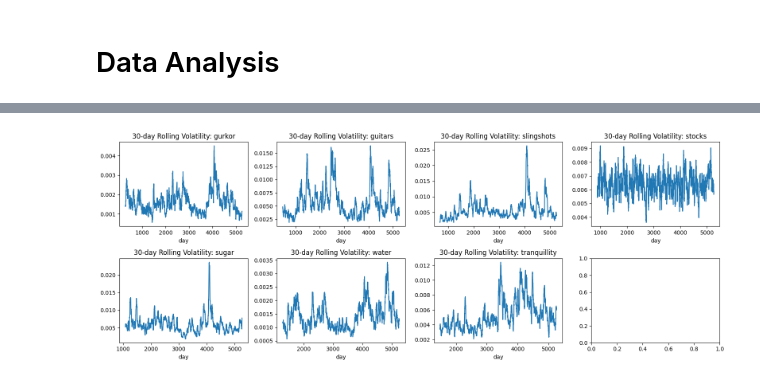
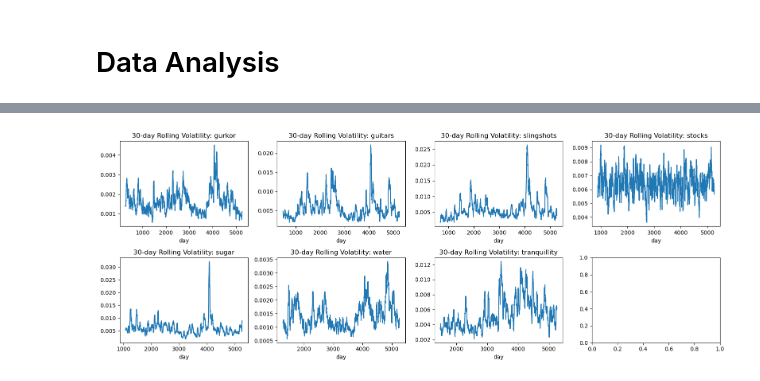
Before and after one commit to ericsangberg1/finanical-ts-analysis, a Jupyter notebook: data_analysis.ipynb, the cells around one changed output, grey strips where cells are left out. Cells and saved outputs as stored; diff of their text form; code cells hidden in the pictures.

```diff
--- a/data_analysis.ipynb
+++ b/data_analysis.ipynb
@@ -174,19 +216,0 @@ To ensure data integrity, detected outliers were flagged and replaced with NaNs,
-# %%
-s = df1["water_logreturn"]
-window = 150
-rolling_median = s.rolling(window=window, center=True, min_periods=1).median()
-
-def get_mad(x):
-    m = np.nanmedian(x)
-    return np.nanmedian(np.abs(x - m))
-
-rolling_mad = s.rolling(window=window, center=True, min_periods=1).apply(get_mad)
-
-for day in [1194, 1195, 2836, 2837, 3431, 4119]:
-    if day in s.index:
-        val = s.loc[day]
-        rm = rolling_median.loc[day]
-        rmad = rolling_mad.loc[day]
-        threshold = 5 * 1.4826 * rmad
-        dev = abs(val - rm)
-        print(f"Day {day}: val={val:.4f}, median={rm:.6f}, MAD={rmad:.6f}, threshold={threshold:.6f},dev={dev:.4f}, outlier={dev > threshold}, isnan={pd.isna(val)}")
@@ -442,5 +448,5 @@ We further utilizing Quantile-quantile plots to help visualize the static distri
 # %%
-if "dis_summary_clean" not in globals() or "df" not in globals():
+if "dis_summary_clean" not in globals() or "df_clean" not in globals():
     raise RuntimeError("Run distribution and data loading cells first.")
 
 target_cols = dis_summary_clean[dis_summary_clean["excess kurtosis"] > 0]["column"].tolist()
@@ -453,7 +459,7 @@ fig, axes = plt.subplots(nrows, ncols, figsize=(4 * ncols, 3 * nrows))
 axes = axes.flatten()
 for i, col in enumerate(target_cols):
     name = col.split('_')[0]
-    kurt_val = dis_summary_clean.loc[dis_summary["column"] == col, "excess kurtosis"].values[0]
+    kurt_val = dis_summary_clean.loc[dis_summary_clean["column"] == col, "excess kurtosis"].values[0]
     stats.probplot(df_clean[col].dropna(), dist="norm", plot=axes[i])
     axes[i].set_title(f"QQ-Plot for {name} (excess kurtosis: {kurt_val:.2f})")
 fig.tight_layout()
@@ -468,13 +468,0 @@ Before examining the temporal properties of the cleaned data, we first assess it
-# %%
-# Mssing value analysis
-missing_counts = df_clean.isna().sum().sort_values(ascending=False)
-print("Missing values by column:")
-display(missing_counts)
-
-plt.figure(figsize=(8, 3))
-for col in val_cols:
-    df[col].isna().rolling(30, min_periods=20).mean().plot(label=col) # the percentage of missing values within the window, spotting trends in data loss
-plt.title(f"Rolling Missing Ratio")
-plt.legend()
-plt.tight_layout()
-plt.show()
@@ -503,24 +498,24 @@ Based on the provided visualizations, the "fat-tail" nature of these assets appe
 # %%
-if "dis_summary_clean" not in globals() or "df" not in globals() or "target_cols" not in globals():
+if "dis_summary_clean" not in globals() or "df_clean" not in globals() or "target_cols" not in globals():
     raise RuntimeError("Run distribution and data loading cells first.")
 
 ROLLING_DIR = Path("Rolling_Volatility")
 Path.mkdir(CHART_DIR / ROLLING_DIR, exist_ok=True)
 
 nrows = 2
 ncols = len(target_cols)//2 +(len(target_cols)%2 !=0)
 fig, axes = plt.subplots(nrows, ncols, figsize=(4 * ncols, 3 * nrows))
 
 axes = axes.flatten()
 for i, col in enumerate(target_cols):
     name = col.split('_')[0]
 
     intervals = get_valid_segments_fixed(df_clean[col])
     st, ed = max(intervals, key=lambda x: df_clean[col].loc[x[0]:x[1]].shape[0])
 
     largest_segment = df_clean[col].loc[st:ed]
     largest_segment.rolling(30).std().plot(title=f"30-day Rolling Volatility: {name}", ax=axes[i])
 fig.tight_layout()
 plt.show()
 # %% [output]
-[figure, old version]
+[figure, new version]
```
Also changed, not shown: parts of 30 cells of this notebook.
